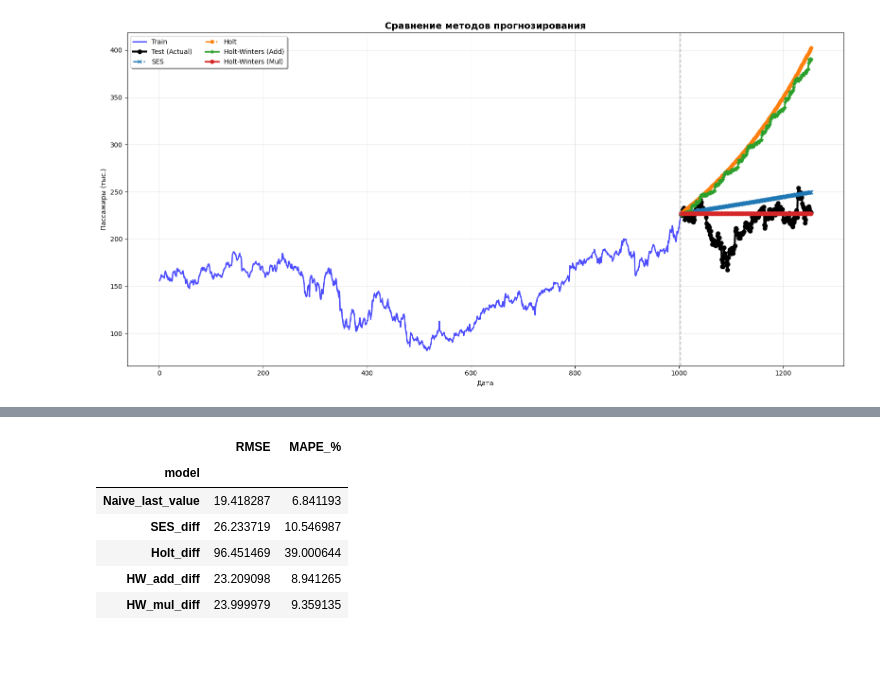
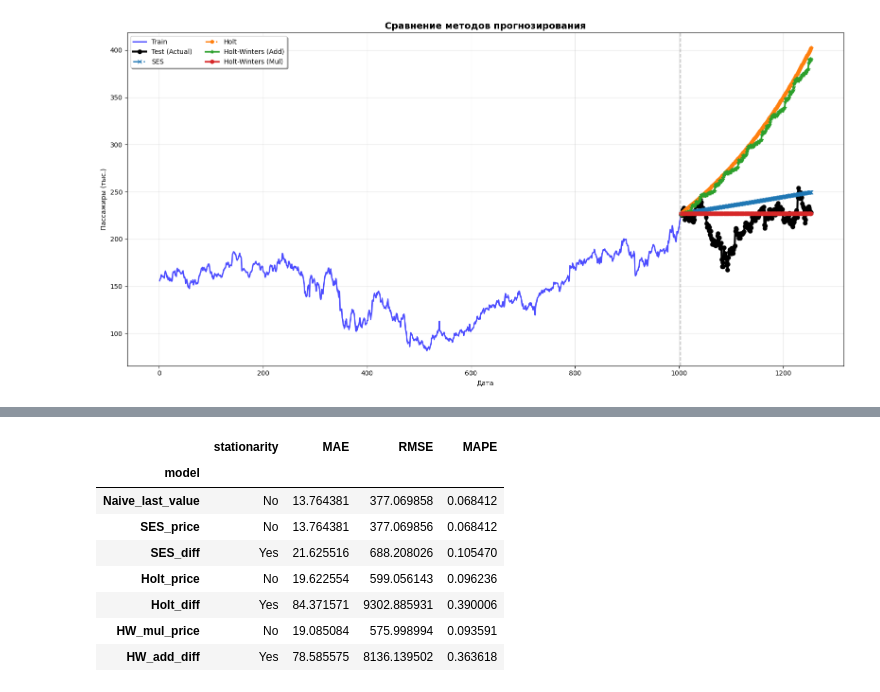
Before and after one commit to NikitaFedorovS/TS_post, a Jupyter notebook: hm_1.ipynb, the cells around one changed output, grey strips where cells are left out. Saved outputs shown, nothing was run; the diff lists cells and outputs as text; code cells hidden in the pictures; blank space fills up the shorter version.

```diff
--- a/hm_1.ipynb
+++ b/hm_1.ipynb
@@ -415,7 +425,7 @@ hw_add_diff_fc = fit_hw_add_diff.forecast(steps=h)
 log_forecast_hw_add = last_log + hw_add_diff_fc.cumsum()
 hw_add_pred_diff = np.exp(log_forecast_hw_add)
 hw_add_pred_diff = pd.Series(hw_add_pred_diff.values, index=test.index,
-                             name='HW_add_diff(log)->price')
+                             name='HW_add_diff')
 # %%
 plt.plot(hw_add_pred_diff, label='Test (Actual)', linewidth=3, color='black', marker='o')
 # %% [output]
@@ -530,43 +500,72 @@ metrics_df
 # %%
-results_diff = []
+results = []
 
-results_diff.append({
+y_true = test['price']
+results.append({
     "model": "Naive_last_value",
+    "stationarity": "No",
+    "MAE": mae(y_true, naive_forecast),
     "RMSE": rmse(y_true, naive_forecast),
-    "MAPE_%": mape(y_true, naive_forecast)
+    "MAPE": mape(y_true, naive_forecast)
 })
 
-results_diff.append({
-    "model": "SES_diff",
-    "RMSE": rmse(y_true, ses_pred_diff),
-    "MAPE_%": mape(y_true, ses_pred_diff)
+results.append({
+    "model": "SES_price",
+    "stationarity": "No",
+    "MAE": mae(y_true, ses_pred),
+    "RMSE": rmse(y_true, ses_pred),
+    "MAPE": mape(y_true, ses_pred)
 })
 
-results_diff.append({
-    "model": "Holt_diff",
-    "RMSE": rmse(y_true, holt_pred_diff),
-    "MAPE_%": mape(y_true, holt_pred_diff)
+results.append({
+    "model": "SES_diff",
+    "stationarity": "Yes",
+    "MAE": mae(y_true, ses_pred_diff),
+    "RMSE": rmse(y_true, ses_pred_diff),
+    "MAPE": mape(y_true, ses_pred_diff)
 })
 
-results_diff.append({
-    "model": "HW_add_diff",
-    "RMSE": rmse(y_true, hw_add),
-    "MAPE_%": mape(y_true, hw_add)
+results.append({
+    "model": "Holt_price",
+    "stationarity": "No",
+    "MAE": mae(y_true, holt_pred),
+    "RMSE": rmse(y_true, holt_pred),
+    "MAPE": mape(y_true, holt_pred)
 })
 
-results_diff.append({
-    "model": "HW_mul_diff",
-    "RMSE": rmse(y_true, hw_mul),
-    "MAPE_%": mape(y_true, hw_mul)
+results.append({
+    "model": "Holt_diff",
+    "stationarity": "Yes",
+    "MAE": mae(y_true, holt_pred_diff),
+    "RMSE": rmse(y_true, holt_pred_diff),
+    "MAPE": mape(y_true, holt_pred_diff)
 })
 
-metrics_df = pd.DataFrame(results_diff).set_index("model")
+results.append({
+    "model": "HW_mul_price",
+    "stationarity": "No",
+    "MAE": mae(y_true, hw_mul),
+    "RMSE": rmse(y_true, hw_mul),
+    "MAPE": mape(y_true, hw_mul)
+})
+
+results.append({
+    "model": "HW_add_diff",
+    "stationarity": "Yes",
+    "MAE": mae(y_true, hw_add_pred_diff),
+    "RMSE": rmse(y_true, hw_add_pred_diff),
+    "MAPE": mape(y_true, hw_add_pred_diff)
+})
+
+metrics_df = pd.DataFrame(results).set_index("model")
 metrics_df
 # %% [output]
-|  | RMSE | MAPE_% |
-| model |  |  |
-| Naive_last_value | 19.418287 | 6.841193 |
-| SES_diff | 26.233719 | 10.546987 |
-| Holt_diff | 96.451469 | 39.000644 |
-| HW_add_diff | 23.209098 | 8.941265 |
-| HW_mul_diff | 23.999979 | 9.359135 |
+|  | stationarity | MAE | RMSE | MAPE |
+| model |  |  |  |  |
+| Naive_last_value | No | 13.764381 | 377.069858 | 0.068412 |
+| SES_price | No | 13.764381 | 377.069856 | 0.068412 |
+| SES_diff | Yes | 21.625516 | 688.208026 | 0.105470 |
+| Holt_price | No | 19.622554 | 599.056143 | 0.096236 |
+| Holt_diff | Yes | 84.371571 | 9302.885931 | 0.390006 |
+| HW_mul_price | No | 19.085084 | 575.998994 | 0.093591 |
+| HW_add_diff | Yes | 78.585575 | 8136.139502 | 0.363618 |
```
Also changed, not shown: parts of 11 cells of this notebook.
